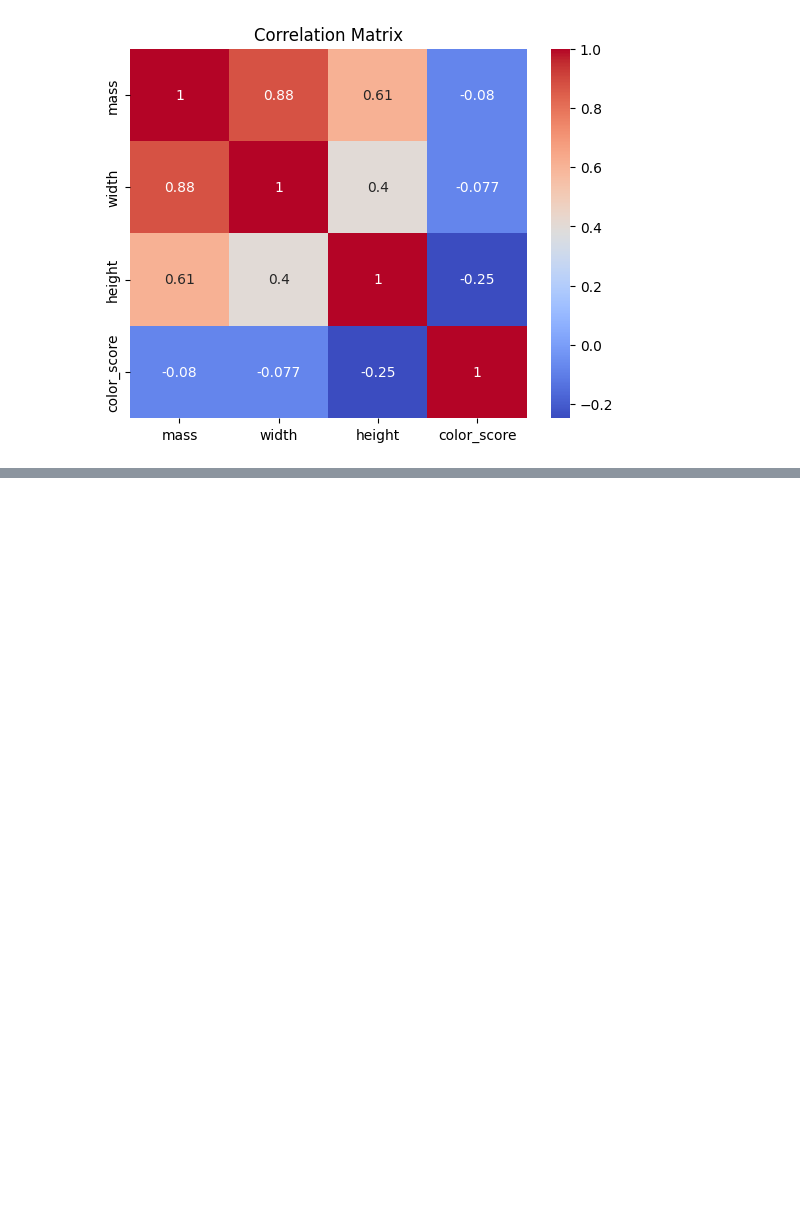
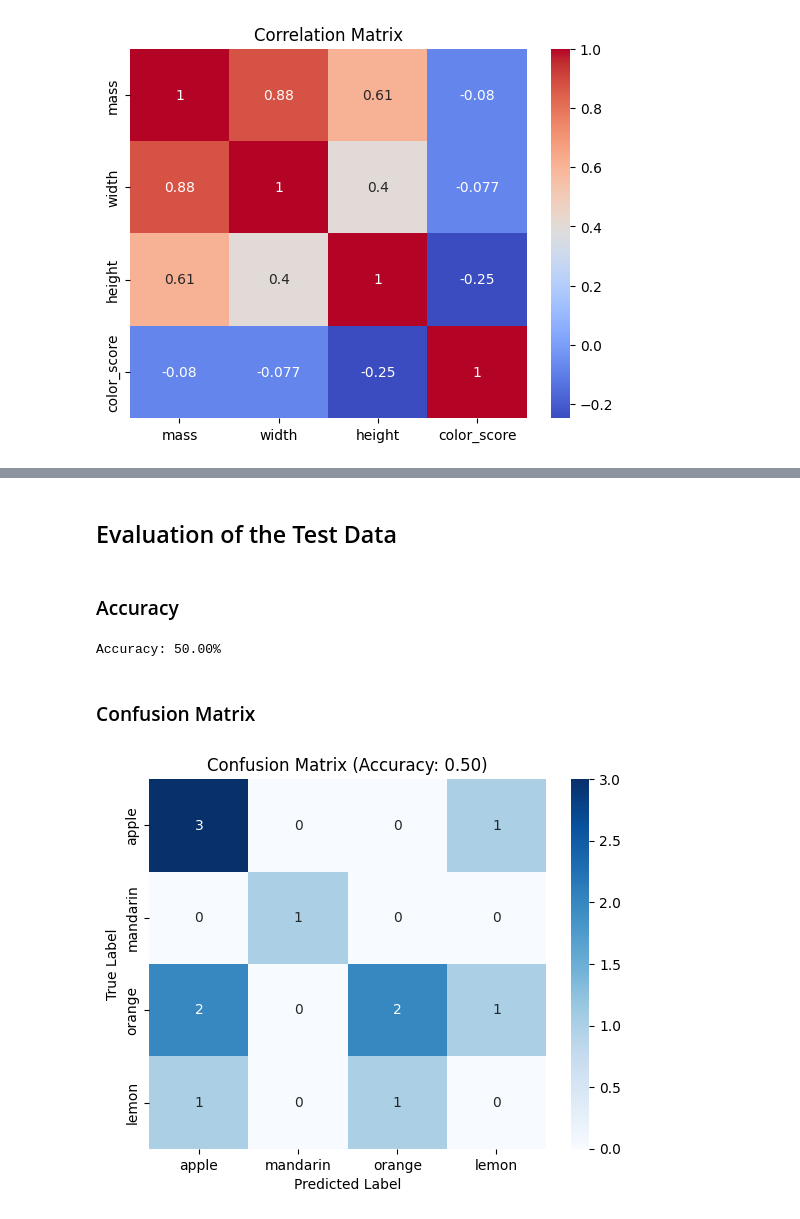
Before and after one commit to SailorJens/ML_Uni_Notebooks, a Jupyter notebook: fruit.ipynb, the cells around one changed output, grey strips where cells are left out. Saved outputs shown, nothing was run; the diff lists cells and outputs as text; code cells hidden in the pictures; blank space fills up the shorter version.

Commit message:
fruit application done

```diff
--- a/fruit.ipynb
+++ b/fruit.ipynb
@@ -149,0 +154,13 @@ color_score -0.079794 -0.076576 -0.247047     1.000000
+# %%
+from sklearn.model_selection import train_test_split
+from sklearn.neighbors import KNeighborsClassifier
+
+
+# Split the DataFrame into training and test sets
+train_df, test_df = train_test_split(df, test_size=0.2, random_state=0)
+
+# Separate features and target for training and testing
+X_train_df = train_df[features]
+y_train_df = train_df['fruit_label']
+X_test_df = test_df[features]
+y_test_df = test_df['fruit_label']
@@ -149,0 +169,3 @@ color_score -0.079794 -0.076576 -0.247047     1.000000
+# %%
+knn = KNeighborsClassifier(n_neighbors=3)
+knn.fit(X_train_df, y_train_df)
@@ -149,0 +176,2 @@ color_score -0.079794 -0.076576 -0.247047     1.000000
+# %%
+y_predicted_df = knn.predict(X_test_df)
@@ -149,0 +196,32 @@ color_score -0.079794 -0.076576 -0.247047     1.000000
+# %% [markdown]
+## Evaluation of the Test Data
+# %% [markdown]
+### Accuracy
+# %%
+from sklearn.metrics import accuracy_score
+
+accuracy = accuracy_score(y_test_df, y_predicted_df)
+
+print(f"Accuracy: {accuracy*100:.2f}%")
+# %% [output]
+Accuracy: 50.00%
+# %% [markdown]
+### Confusion Matrix
+# %%
+from sklearn.metrics import confusion_matrix
+
+cm = confusion_matrix(y_test_df, y_predicted_df)
+
+plt.Figure(figsize=(6, 4))
+sns.heatmap(cm,
+            annot=True,
+            cmap='Blues',
+            xticklabels=target_classes,
+            yticklabels=target_classes
+            )
+plt.xlabel("Predicted Label")
+plt.ylabel("True Label")
+plt.title(f"Confusion Matrix (Accuracy: {accuracy:.2f})")
+plt.show()
+# %% [output]
+[figure, added]
```
Also changed, not shown: parts of 11 cells of this notebook.
